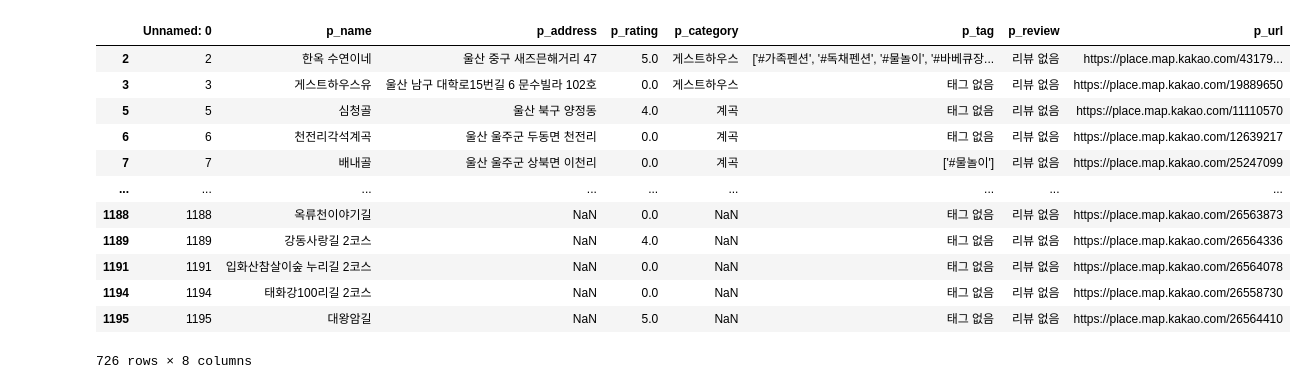
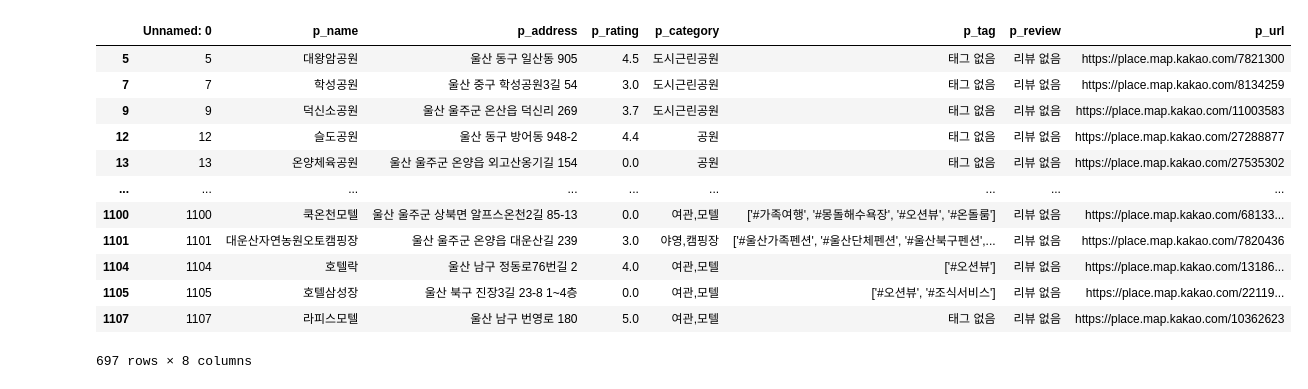
Before and after one commit to TEAM-URS/Hybrid-Recsys, a Jupyter notebook: crawling/kakao_google_crawling/구글맵.ipynb, the cells around one changed output. Drawn from its saved outputs; the diff is of its cells as text; code cells hidden in the pictures.

```diff
--- a/crawling/kakao_google_crawling/구글맵.ipynb
+++ b/crawling/kakao_google_crawling/구글맵.ipynb
@@ -15,21 +15,21 @@ TIMEOUT = 5
 
 driver = None
 # %%
-df = pd.read_csv('test.csv', encoding='utf-8-sig')
+df = pd.read_csv('kakaoMap.csv', encoding='utf-8-sig')
 search_index = df.index[df['p_review'] == '리뷰 없음'].tolist()
 # df[df['p_review'] == '리뷰 없음']['p_name']
 df[df['p_review'] == '리뷰 없음']
 # %% [output]
 |  | Unnamed: 0 | p_name | p_address | p_rating | p_category | p_tag | p_review | p_url |
-| 2 | 2 | 한옥 수연이네 | 울산 중구 새즈믄해거리 47 | 5.0 | 게스트하우스 | ['#가족펜션', '#독채펜션', '#물놀이', '#바베큐장... | 리뷰 없음 | https://place.map.kakao.com/43179... |
-| 3 | 3 | 게스트하우스유 | 울산 남구 대학로15번길 6 문수빌라 102호 | 0.0 | 게스트하우스 | 태그 없음 | 리뷰 없음 | https://place.map.kakao.com/19889650 |
-| 5 | 5 | 심청골 | 울산 북구 양정동 | 4.0 | 계곡 | 태그 없음 | 리뷰 없음 | https://place.map.kakao.com/11110570 |
-| 6 | 6 | 천전리각석계곡 | 울산 울주군 두동면 천전리 | 0.0 | 계곡 | 태그 없음 | 리뷰 없음 | https://place.map.kakao.com/12639217 |
-| 7 | 7 | 배내골 | 울산 울주군 상북면 이천리 | 0.0 | 계곡 | ['#물놀이'] | 리뷰 없음 | https://place.map.kakao.com/25247099 |
+| 5 | 5 | 대왕암공원 | 울산 동구 일산동 905 | 4.5 | 도시근린공원 | 태그 없음 | 리뷰 없음 | https://place.map.kakao.com/7821300 |
+| 7 | 7 | 학성공원 | 울산 중구 학성공원3길 54 | 3.0 | 도시근린공원 | 태그 없음 | 리뷰 없음 | https://place.map.kakao.com/8134259 |
+| 9 | 9 | 덕신소공원 | 울산 울주군 온산읍 덕신리 269 | 3.7 | 도시근린공원 | 태그 없음 | 리뷰 없음 | https://place.map.kakao.com/11003583 |
+| 12 | 12 | 슬도공원 | 울산 동구 방어동 948-2 | 4.4 | 공원 | 태그 없음 | 리뷰 없음 | https://place.map.kakao.com/27288877 |
+| 13 | 13 | 온양체육공원 | 울산 울주군 온양읍 외고산옹기길 154 | 0.0 | 공원 | 태그 없음 | 리뷰 없음 | https://place.map.kakao.com/27535302 |
 | ... | ... | ... | ... | ... | ... | ... | ... | ... |
-| 1188 | 1188 | 옥류천이야기길 | NaN | 0.0 | NaN | 태그 없음 | 리뷰 없음 | https://place.map.kakao.com/26563873 |
-| 1189 | 1189 | 강동사랑길 2코스 | NaN | 4.0 | NaN | 태그 없음 | 리뷰 없음 | https://place.map.kakao.com/26564336 |
-| 1191 | 1191 | 입화산참살이숲 누리길 2코스 | NaN | 0.0 | NaN | 태그 없음 | 리뷰 없음 | https://place.map.kakao.com/26564078 |
-| 1194 | 1194 | 태화강100리길 2코스 | NaN | 0.0 | NaN | 태그 없음 | 리뷰 없음 | https://place.map.kakao.com/26558730 |
-| 1195 | 1195 | 대왕암길 | NaN | 5.0 | NaN | 태그 없음 | 리뷰 없음 | https://place.map.kakao.com/26564410 |
+| 1100 | 1100 | 쿡온천모텔 | 울산 울주군 상북면 알프스온천2길 85-13 | 0.0 | 여관,모텔 | ['#가족여행', '#몽돌해수욕장', '#오션뷰', '#온돌룸'] | 리뷰 없음 | https://place.map.kakao.com/68133... |
+| 1101 | 1101 | 대운산자연농원오토캠핑장 | 울산 울주군 온양읍 대운산길 239 | 3.0 | 야영,캠핑장 | ['#울산가족펜션', '#울산단체펜션', '#울산북구펜션',... | 리뷰 없음 | https://place.map.kakao.com/7820436 |
+| 1104 | 1104 | 호텔락 | 울산 남구 정동로76번길 2 | 4.0 | 여관,모텔 | ['#오션뷰'] | 리뷰 없음 | https://place.map.kakao.com/13186... |
+| 1105 | 1105 | 호텔삼성장 | 울산 북구 진장3길 23-8 1~4층 | 0.0 | 여관,모텔 | ['#오션뷰', '#조식서비스'] | 리뷰 없음 | https://place.map.kakao.com/22119... |
+| 1107 | 1107 | 라피스모텔 | 울산 남구 번영로 180 | 5.0 | 여관,모텔 | 태그 없음 | 리뷰 없음 | https://place.map.kakao.com/10362623 |
-726 rows × 8 columns
+697 rows × 8 columns
```
Also changed, not shown: parts of 3 cells of this notebook, 1 other file.
